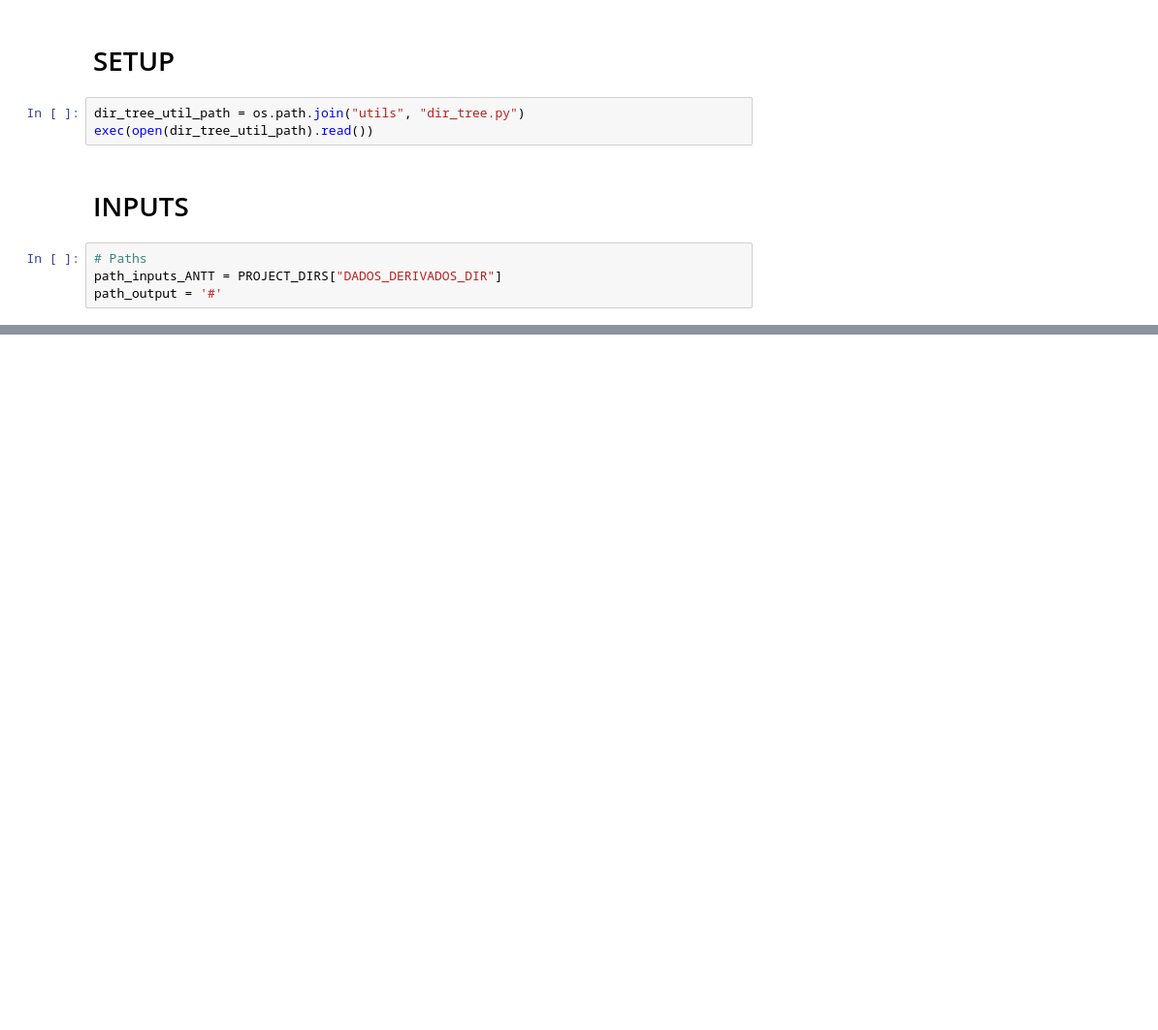
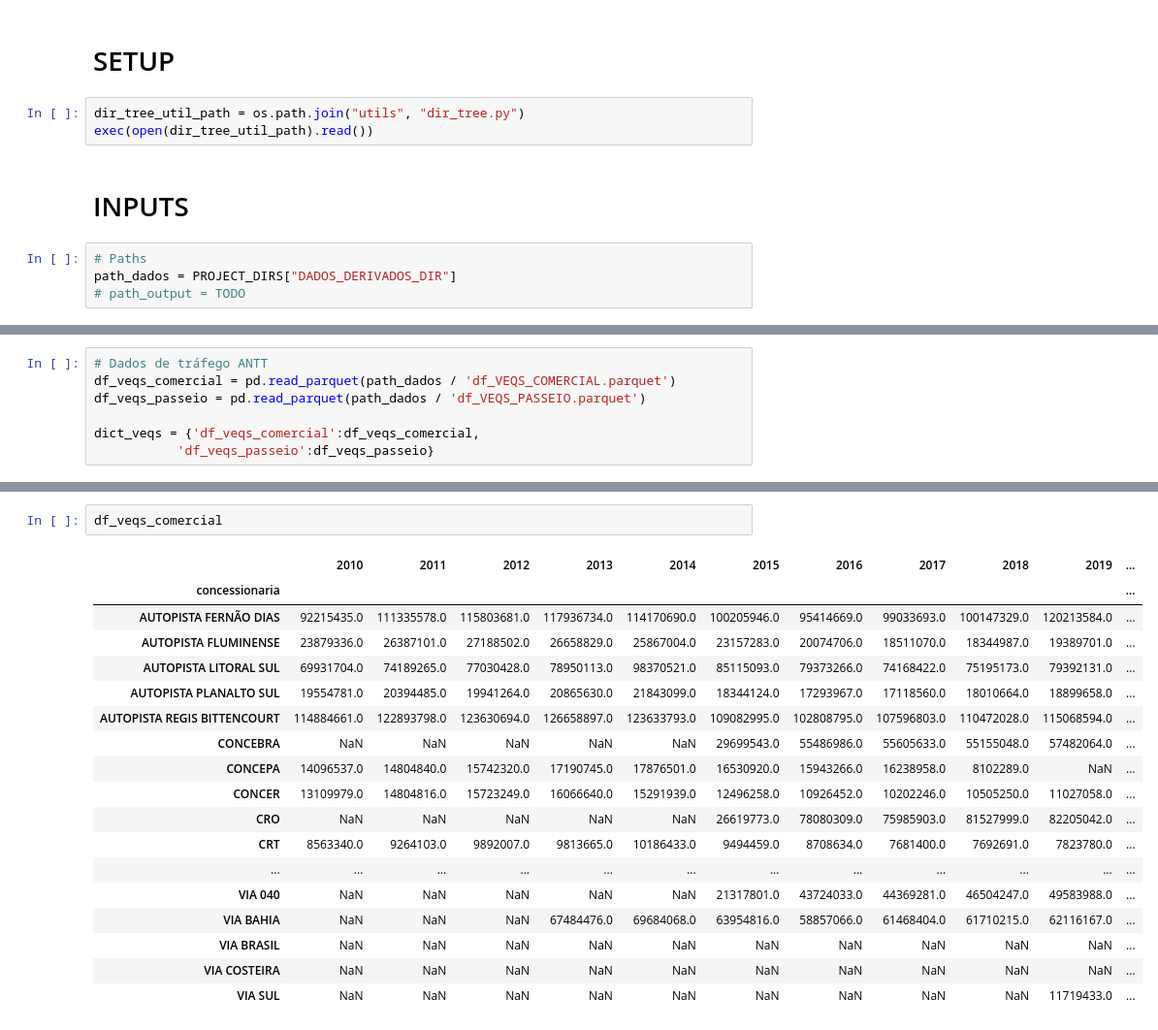
Before and after one commit to andreacmartins/infra-data, a Jupyter notebook: scripts/regressao_PIB.ipynb, the cells around one changed output, grey strips where cells are left out. Shown: that part at 97% size. Drawn from its saved outputs; the diff is of its cells as text; blank space fills up the shorter version.

```diff
--- a/scripts/regressao_PIB.ipynb
+++ b/scripts/regressao_PIB.ipynb
@@ -16,5 +18,5 @@ exec(open(dir_tree_util_path).read())
 # INPUTS
 # %%
 # Paths
-path_inputs_ANTT = PROJECT_DIRS["DADOS_DERIVADOS_DIR"]
-path_output = '#'
+path_dados = PROJECT_DIRS["DADOS_DERIVADOS_DIR"]
+# path_output = TODO
@@ -20,0 +27,7 @@ path_output = '#'
+# %%
+# Dados de tráfego ANTT
+df_veqs_comercial = pd.read_parquet(path_dados / 'df_VEQS_COMERCIAL.parquet')
+df_veqs_passeio = pd.read_parquet(path_dados / 'df_VEQS_PASSEIO.parquet')
+
+dict_veqs = {'df_veqs_comercial':df_veqs_comercial,
+           'df_veqs_passeio':df_veqs_passeio}
@@ -20,0 +126,21 @@ path_output = '#'
+# %%
+df_veqs_comercial
+# %% [output]
+|  | 2010 | 2011 | 2012 | 2013 | 2014 | 2015 | 2016 | 2017 | 2018 | 2019 | ... |
+| concessionaria |  |  |  |  |  |  |  |  |  |  | ... |
+| AUTOPISTA FERNÃO DIAS | 92215435.0 | 111335578.0 | 115803681.0 | 117936734.0 | 114170690.0 | 100205946.0 | 95414669.0 | 99033693.0 | 100147329.0 | 120213584.0 | ... |
+| AUTOPISTA FLUMINENSE | 23879336.0 | 26387101.0 | 27188502.0 | 26658829.0 | 25867004.0 | 23157283.0 | 20074706.0 | 18511070.0 | 18344987.0 | 19389701.0 | ... |
+| AUTOPISTA LITORAL SUL | 69931704.0 | 74189265.0 | 77030428.0 | 78950113.0 | 98370521.0 | 85115093.0 | 79373266.0 | 74168422.0 | 75195173.0 | 79392131.0 | ... |
+| AUTOPISTA PLANALTO SUL | 19554781.0 | 20394485.0 | 19941264.0 | 20865630.0 | 21843099.0 | 18344124.0 | 17293967.0 | 17118560.0 | 18010664.0 | 18899658.0 | ... |
+| AUTOPISTA REGIS BITTENCOURT | 114884661.0 | 122893798.0 | 123630694.0 | 126658897.0 | 123633793.0 | 109082995.0 | 102808795.0 | 107596803.0 | 110472028.0 | 115068594.0 | ... |
+| CONCEBRA | NaN | NaN | NaN | NaN | NaN | 29699543.0 | 55486986.0 | 55605633.0 | 55155048.0 | 57482064.0 | ... |
+| CONCEPA | 14096537.0 | 14804840.0 | 15742320.0 | 17190745.0 | 17876501.0 | 16530920.0 | 15943266.0 | 16238958.0 | 8102289.0 | NaN | ... |
+| CONCER | 13109979.0 | 14804816.0 | 15723249.0 | 16066640.0 | 15291939.0 | 12496258.0 | 10926452.0 | 10202246.0 | 10505250.0 | 11027058.0 | ... |
+| CRO | NaN | NaN | NaN | NaN | NaN | 26619773.0 | 78080309.0 | 75985903.0 | 81527999.0 | 82205042.0 | ... |
+| CRT | 8563340.0 | 9264103.0 | 9892007.0 | 9813665.0 | 10186433.0 | 9494459.0 | 8708634.0 | 7681400.0 | 7692691.0 | 7823780.0 | ... |
+| ... | ... | ... | ... | ... | ... | ... | ... | ... | ... | ... | ... |
+| VIA 040 | NaN | NaN | NaN | NaN | NaN | 21317801.0 | 43724033.0 | 44369281.0 | 46504247.0 | 49583988.0 | ... |
+| VIA BAHIA | NaN | NaN | NaN | 67484476.0 | 69684068.0 | 63954816.0 | 58857066.0 | 61468404.0 | 61710215.0 | 62116167.0 | ... |
+| VIA BRASIL | NaN | NaN | NaN | NaN | NaN | NaN | NaN | NaN | NaN | NaN | ... |
+| VIA COSTEIRA | NaN | NaN | NaN | NaN | NaN | NaN | NaN | NaN | NaN | NaN | ... |
+| VIA SUL | NaN | NaN | NaN | NaN | NaN | NaN | NaN | NaN | NaN | 11719433.0 | ... |
```
Also changed, not shown: parts of 13 cells of this notebook, 7 other files.
